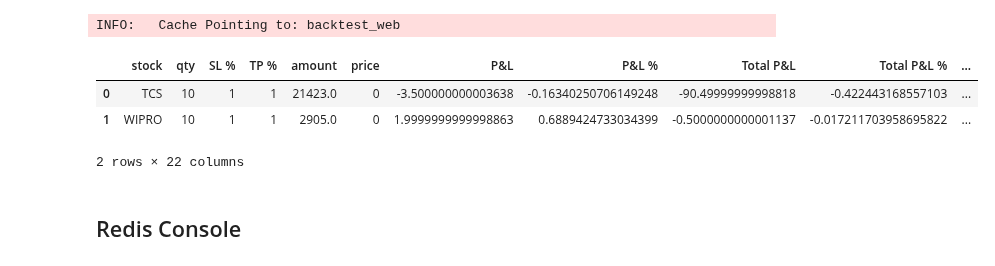
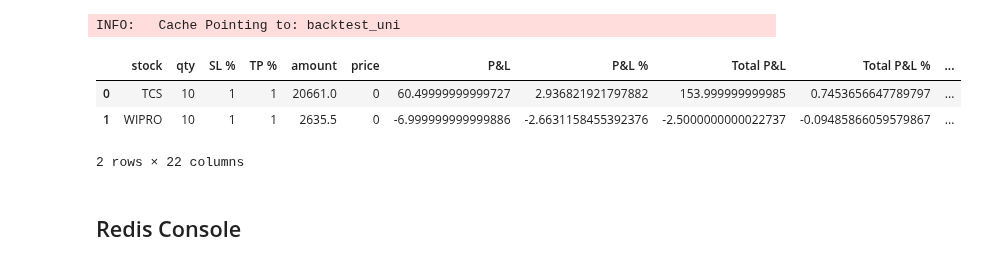
Before and after one commit to suhansaha/algotrader, a Jupyter notebook: src/freedom_v2_unit_test.ipynb, the cells around one changed output. Drawn from its saved outputs; the diff is of its cells as text; code cells hidden in the pictures.

```diff
--- a/src/freedom_v2_unit_test.ipynb
+++ b/src/freedom_v2_unit_test.ipynb
@@ -120,12 +117,12 @@ trade_df = pd.read_json(redis_conn.get(symbol+cache_type+'Trade'), orient='colum
 
 render_charts(dfohlc, trade_df, symbol, chart_type)
 # %%
-cache_state('backtest_web').getValue()
+cache_state('backtest_uni').getValue()
 # %% [output]
-INFO:   Cache Pointing to: backtest_web
+INFO:   Cache Pointing to: backtest_uni
 |  | stock | qty | SL % | TP % | amount | price | P&L | P&L % | Total P&L | Total P&L % | ... |
-| 0 | TCS | 10 | 1 | 1 | 21423.0 | 0 | -3.500000000003638 | -0.16340250706149248 | -90.49999999998818 | -0.422443168557103 | ... |
-| 1 | WIPRO | 10 | 1 | 1 | 2905.0 | 0 | 1.9999999999998863 | 0.6889424733034399 | -0.5000000000001137 | -0.017211703958695822 | ... |
+| 0 | TCS | 10 | 1 | 1 | 20661.0 | 0 | 60.49999999999727 | 2.936821921797882 | 153.999999999985 | 0.7453656647789797 | ... |
+| 1 | WIPRO | 10 | 1 | 1 | 2635.5 | 0 | -6.999999999999886 | -2.6631158455392376 | -2.5000000000022737 | -0.09485866059579867 | ... |
 2 rows × 22 columns
 # %%
 ###########################################################
```
Also changed, not shown: parts of 49 cells of this notebook, 4 other files.
